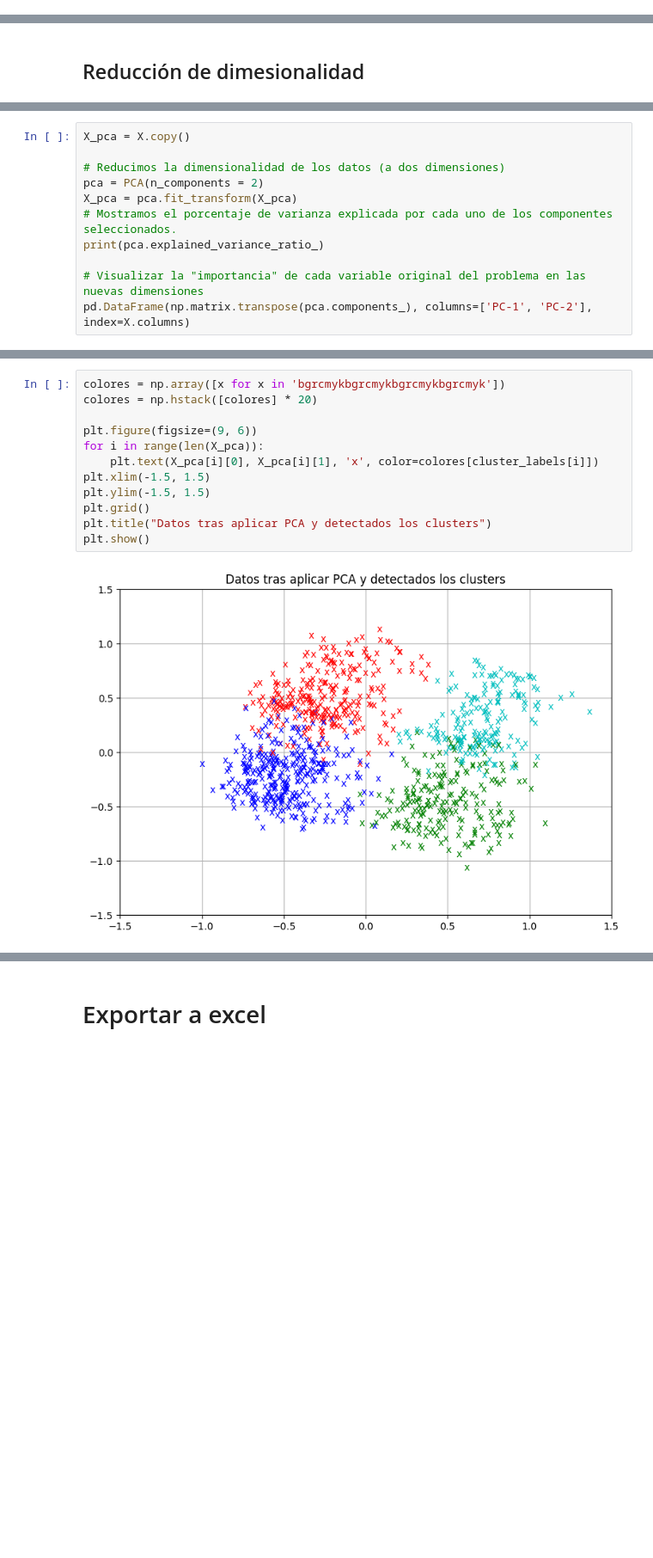
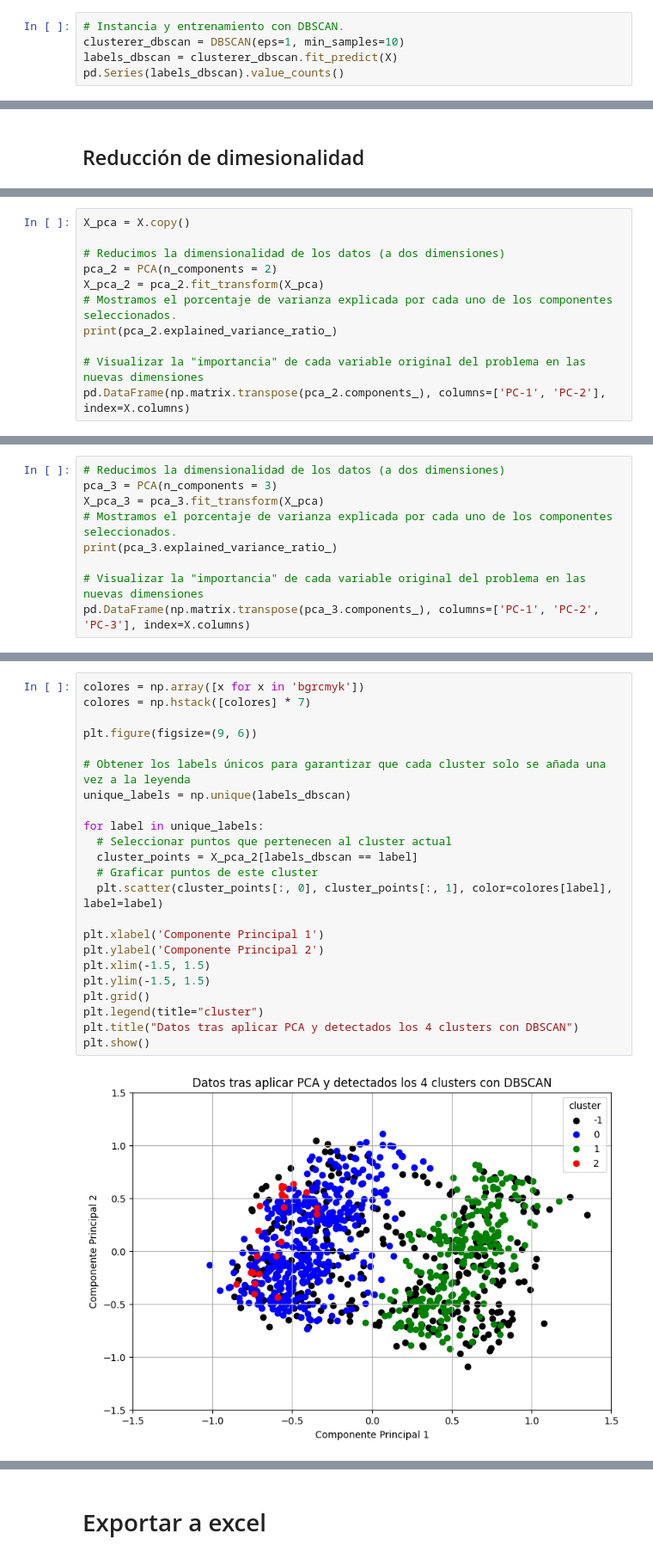
Before and after one commit to AyozeGS/IABD, a Jupyter notebook: SNS/UT4/T1/Ayoze_Gil_Sosa_Act_4_1_Segmentacion_Statlog.ipynb, the cells around one changed output, grey strips where cells are left out. Shown at 86% size. Cells and saved outputs as stored; diff of their text form; blank space fills up the shorter version.

```diff
--- a/SNS/UT4/T1/Ayoze_Gil_Sosa_Act_4_1_Segmentacion_Statlog.ipynb
+++ b/SNS/UT4/T1/Ayoze_Gil_Sosa_Act_4_1_Segmentacion_Statlog.ipynb
@@ -483,0 +571,5 @@ Name: count, dtype: int64
+# %%
+# Instancia y entrenamiento con DBSCAN.
+clusterer_dbscan = DBSCAN(eps=1, min_samples=10)
+labels_dbscan = clusterer_dbscan.fit_predict(X)
+pd.Series(labels_dbscan).value_counts()
@@ -487,11 +589,11 @@ Name: count, dtype: int64
 X_pca = X.copy()
 
 # Reducimos la dimensionalidad de los datos (a dos dimensiones)
-pca = PCA(n_components = 2)
-X_pca = pca.fit_transform(X_pca)
+pca_2 = PCA(n_components = 2)
+X_pca_2 = pca_2.fit_transform(X_pca)
 # Mostramos el porcentaje de varianza explicada por cada uno de los componentes seleccionados.
-print(pca.explained_variance_ratio_)
+print(pca_2.explained_variance_ratio_)
 
 # Visualizar la "importancia" de cada variable original del problema en las nuevas dimensiones
-pd.DataFrame(np.matrix.transpose(pca.components_), columns=['PC-1', 'PC-2'], index=X.columns)
+pd.DataFrame(np.matrix.transpose(pca_2.components_), columns=['PC-1', 'PC-2'], index=X.columns)
 # %% [output]
@@ -527,0 +691,9 @@ plt.show()
+# %%
+# Reducimos la dimensionalidad de los datos (a dos dimensiones)
+pca_3 = PCA(n_components = 3)
+X_pca_3 = pca_3.fit_transform(X_pca)
+# Mostramos el porcentaje de varianza explicada por cada uno de los componentes seleccionados.
+print(pca_3.explained_variance_ratio_)
+
+# Visualizar la "importancia" de cada variable original del problema en las nuevas dimensiones
+pd.DataFrame(np.matrix.transpose(pca_3.components_), columns=['PC-1', 'PC-2', 'PC-3'], index=X.columns)
@@ -528,14 +783,25 @@ plt.show()
 # %%
-colores = np.array([x for x in 'bgrcmykbgrcmykbgrcmykbgrcmyk'])
-colores = np.hstack([colores] * 20)
+colores = np.array([x for x in 'bgrcmyk'])
+colores = np.hstack([colores] * 7)
 
 plt.figure(figsize=(9, 6))
-for i in range(len(X_pca)):
-    plt.text(X_pca[i][0], X_pca[i][1], 'x', color=colores[cluster_labels[i]])
+
+# Obtener los labels únicos para garantizar que cada cluster solo se añada una vez a la leyenda
+unique_labels = np.unique(labels_dbscan)
+
+for label in unique_labels:
+  # Seleccionar puntos que pertenecen al cluster actual
+  cluster_points = X_pca_2[labels_dbscan == label]
+  # Graficar puntos de este cluster
+  plt.scatter(cluster_points[:, 0], cluster_points[:, 1], color=colores[label], label=label)
+
+plt.xlabel('Componente Principal 1')
+plt.ylabel('Componente Principal 2')
 plt.xlim(-1.5, 1.5)
 plt.ylim(-1.5, 1.5)
 plt.grid()
-plt.title("Datos tras aplicar PCA y detectados los clusters")
+plt.legend(title="cluster")
+plt.title("Datos tras aplicar PCA y detectados los 4 clusters con DBSCAN")
 plt.show()
 # %% [output]
-[figure, old version]
+[figure, new version]
```
Also changed, not shown: parts of 72 cells of this notebook.
